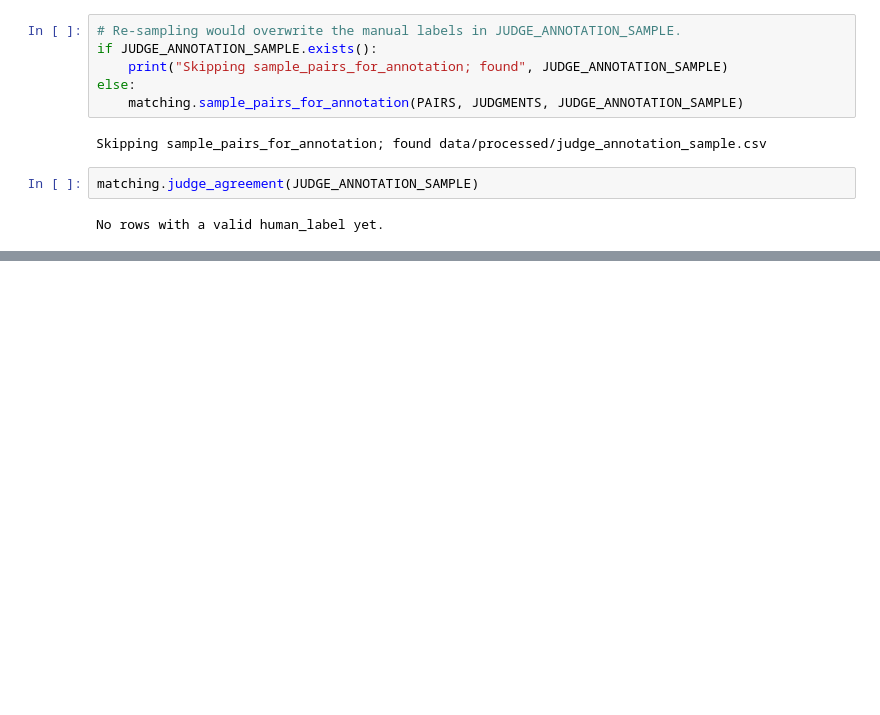
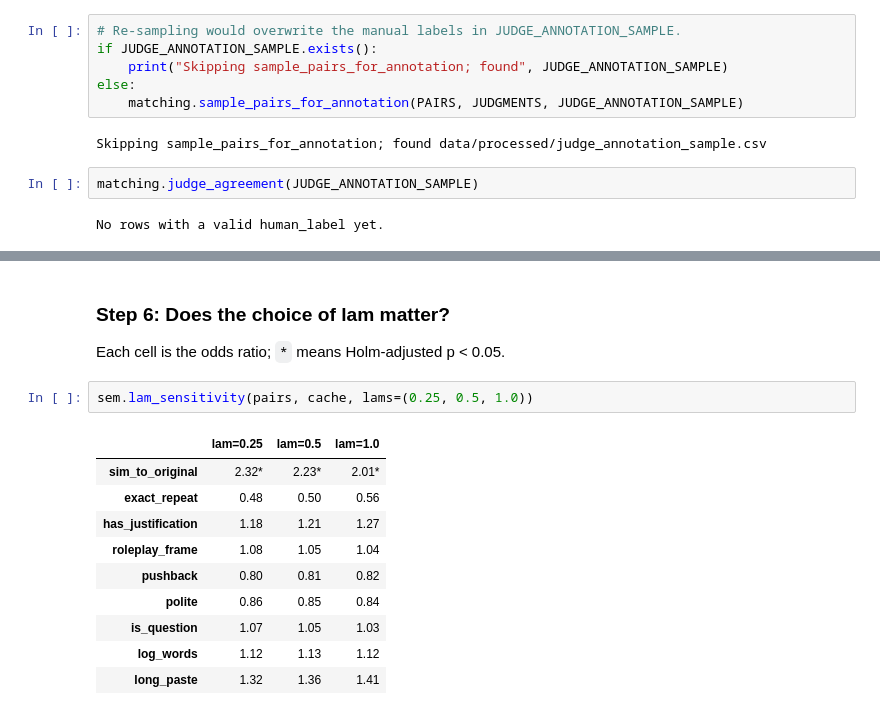
Before and after one commit to emilyho14/CS598_ComputationalSocialScience, a Jupyter notebook: pipeline.ipynb, the cells around one changed output, grey strips where cells are left out. Cells and saved outputs as stored; diff of their text form; blank space fills up the shorter version.

```diff
--- a/pipeline.ipynb
+++ b/pipeline.ipynb
@@ -467,0 +336,16 @@ pd.DataFrame(cols, index=use)
+# %% [markdown]
+### Step 6: Does the choice of lam matter?
+Each cell is the odds ratio; `*` means Holm-adjusted p < 0.05.
+# %%
+sem.lam_sensitivity(pairs, cache, lams=(0.25, 0.5, 1.0))
+# %% [output]
+|  | lam=0.25 | lam=0.5 | lam=1.0 |
+| sim_to_original | 2.32* | 2.23* | 2.01* |
+| exact_repeat | 0.48 | 0.50 | 0.56 |
+| has_justification | 1.18 | 1.21 | 1.27 |
+| roleplay_frame | 1.08 | 1.05 | 1.04 |
+| pushback | 0.80 | 0.81 | 0.82 |
+| polite | 0.86 | 0.85 | 0.84 |
+| is_question | 1.07 | 1.05 | 1.03 |
+| log_words | 1.12 | 1.13 | 1.12 |
+| long_paste | 1.32 | 1.36 | 1.41 |
```
Also changed, not shown: parts of 30 cells of this notebook, 3 other files.
